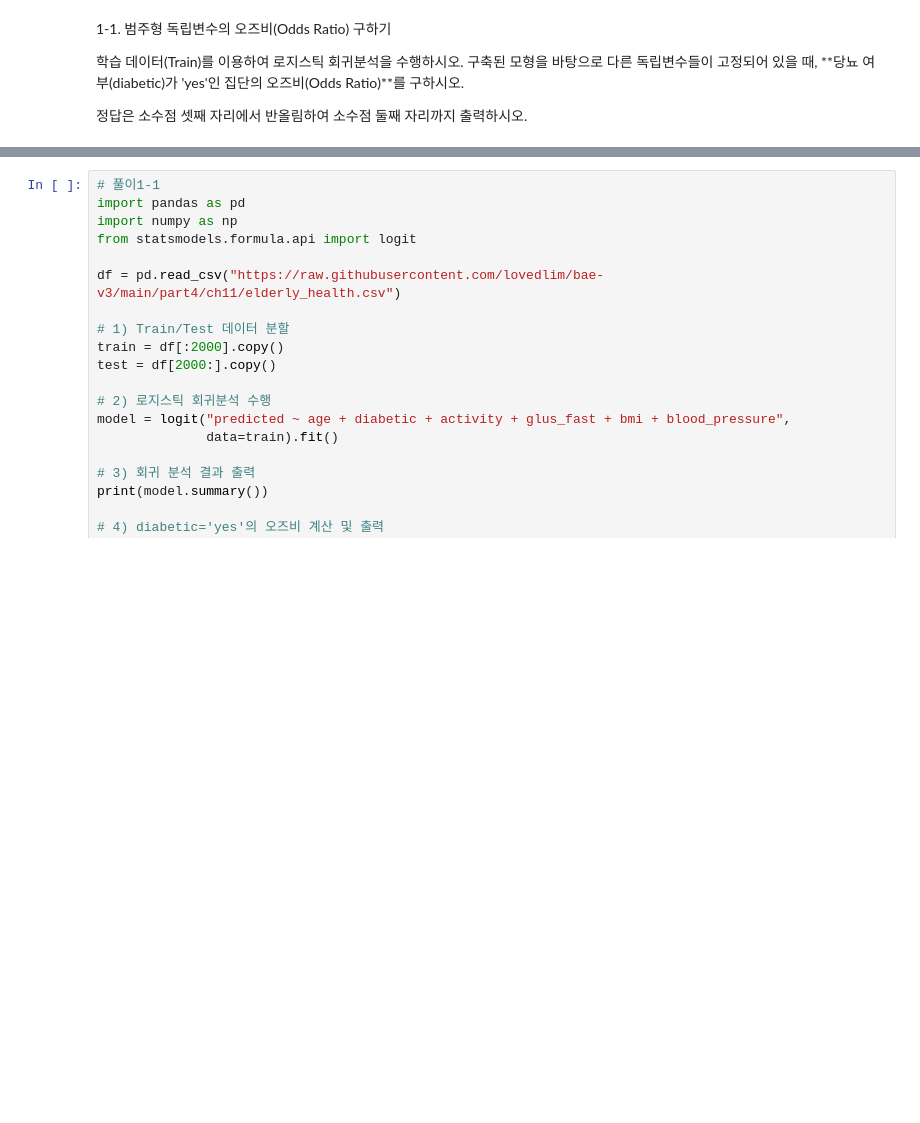
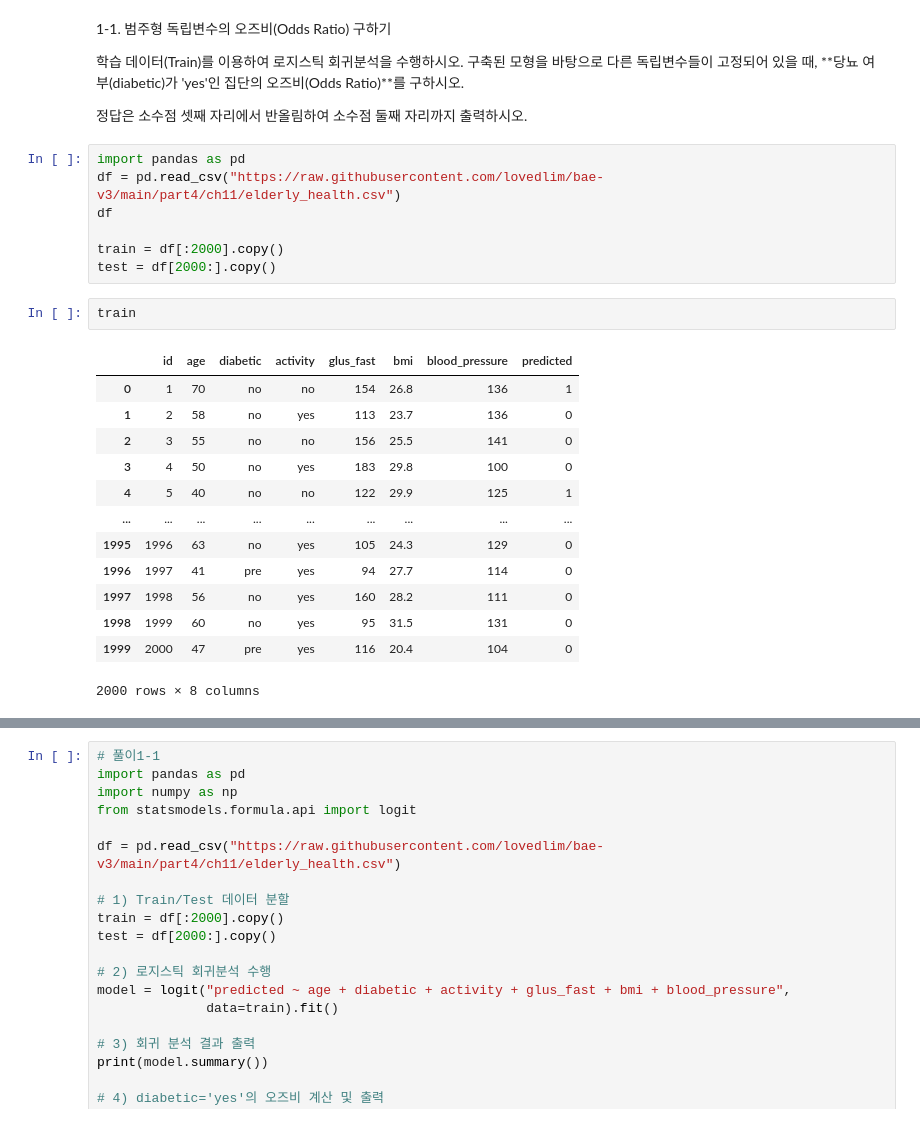
Before and after one commit to sohyun23/Big-Data-Analysis-, a Jupyter notebook: part4/ch11/p11_type3.ipynb, the cells around one changed output, grey strips where cells are left out. Saved outputs shown, nothing was run; the diff lists cells and outputs as text; blank space fills up the shorter version.

```diff
--- a/part4/ch11/p11_type3.ipynb
+++ b/part4/ch11/p11_type3.ipynb
@@ -28,3 +10,26 @@ df
 학습 데이터(Train)를 이용하여 로지스틱 회귀분석을 수행하시오. 구축된 모형을 바탕으로 다른 독립변수들이 고정되어 있을 때, **당뇨 여부(diabetic)가 'yes'인 집단의 오즈비(Odds Ratio)**를 구하시오.
 
 정답은 소수점 셋째 자리에서 반올림하여 소수점 둘째 자리까지 출력하시오.
+# %%
+import pandas as pd
+df = pd.read_csv("https://raw.githubusercontent.com/lovedlim/bae-v3/main/part4/ch11/elderly_health.csv")
+df
+
+train = df[:2000].copy()
+test = df[2000:].copy()
+# %%
+train
+# %% [output]
+|  | id | age | diabetic | activity | glus_fast | bmi | blood_pressure | predicted |
+| 0 | 1 | 70 | no | no | 154 | 26.8 | 136 | 1 |
+| 1 | 2 | 58 | no | yes | 113 | 23.7 | 136 | 0 |
+| 2 | 3 | 55 | no | no | 156 | 25.5 | 141 | 0 |
+| 3 | 4 | 50 | no | yes | 183 | 29.8 | 100 | 0 |
+| 4 | 5 | 40 | no | no | 122 | 29.9 | 125 | 1 |
+| ... | ... | ... | ... | ... | ... | ... | ... | ... |
+| 1995 | 1996 | 63 | no | yes | 105 | 24.3 | 129 | 0 |
+| 1996 | 1997 | 41 | pre | yes | 94 | 27.7 | 114 | 0 |
+| 1997 | 1998 | 56 | no | yes | 160 | 28.2 | 111 | 0 |
+| 1998 | 1999 | 60 | no | yes | 95 | 31.5 | 131 | 0 |
+| 1999 | 2000 | 47 | pre | yes | 116 | 20.4 | 104 | 0 |
+2000 rows × 8 columns
```
Also changed, not shown: parts of 13 cells of this notebook.
